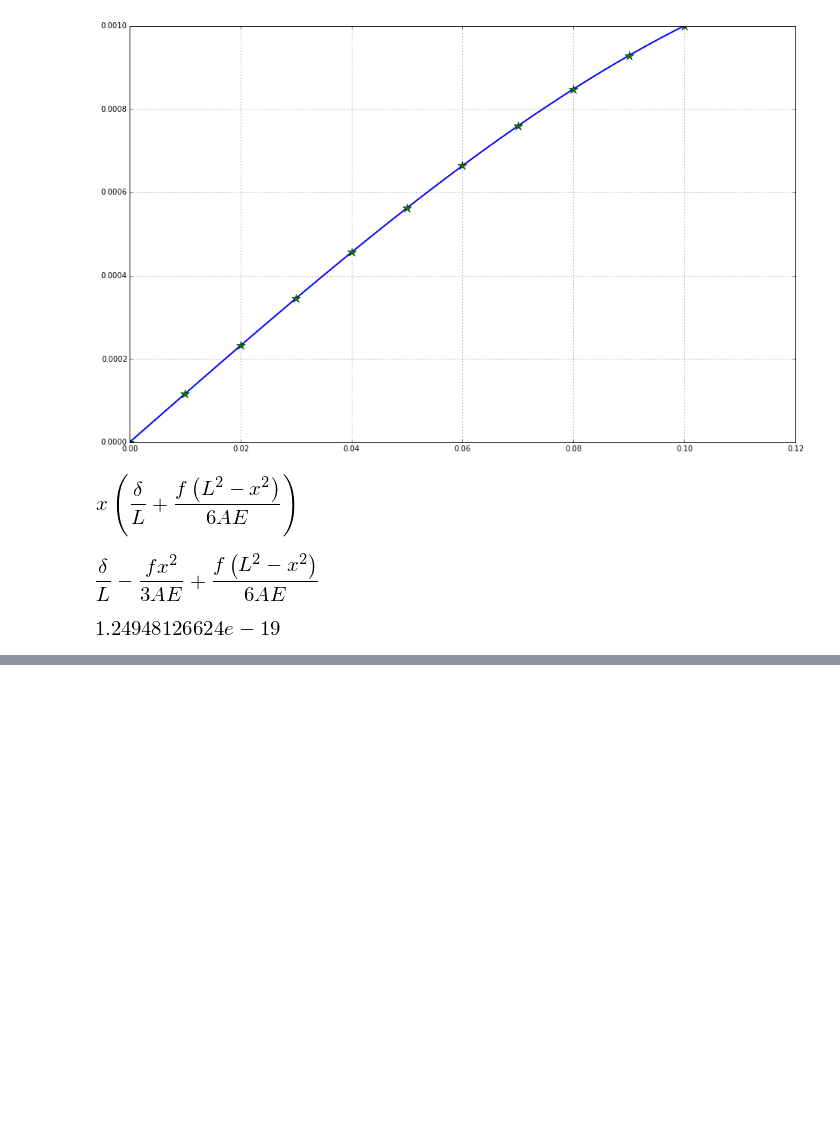
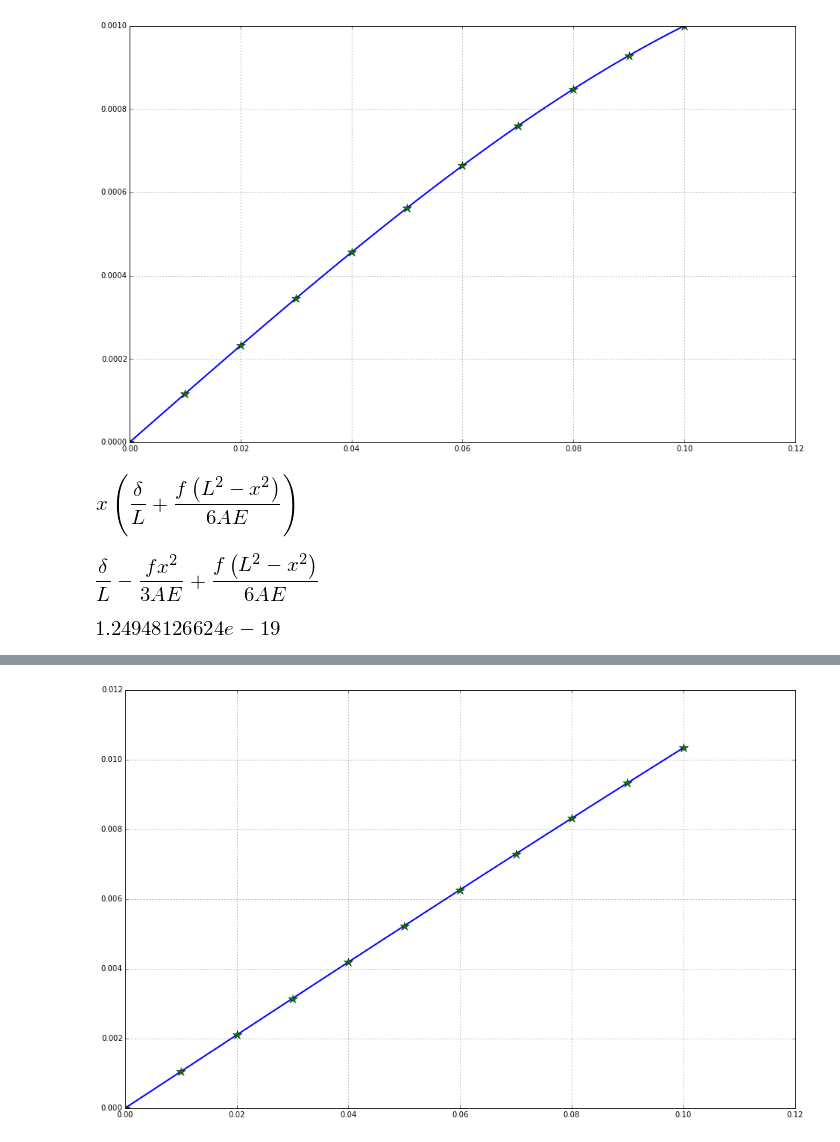
Before and after one commit to Ccaccia73/FEM4PbInPhysics, a Jupyter notebook: CA1/analytic/CA1_analytical.ipynb, the cells around one changed output, grey strips where cells are left out. Saved outputs shown, nothing was run; the diff lists cells and outputs as text; code cells hidden in the pictures; blank space fills up the shorter version.

```diff
--- a/CA1/analytic/CA1_analytical.ipynb
+++ b/CA1/analytic/CA1_analytical.ipynb
@@ -76,0 +91,20 @@ np.sqrt(sum([(u(x_fem[i]) - u_lin[i])**2 for i in range(len(x_fem))]))
+# %%
+h = 1e6 # traction [N]
+A = 1e-4 # Area m^2
+# %%
+def u_2(x):
+    u = x/E*(h/A + f/2*(L**2-x**2/3))
+    return u
+# %%
+u2plot = np.array([u_2(x) for x in xp])
+# %%
+u2_lin = np.array([0, 0.00104983, 0.00209867, 0.0031455, 0.00418933, 0.00522917,
+                   0.006264, 0.00729283, 0.00831467, 0.0093285, 0.0103333])
+# %%
+plt.figure(figsize=(16,10), dpi=300)
+plt.plot(xp, u2plot, lw=2.)
+plt.plot(x_fem, u2_lin, '*', ms = 12.)
+
+plt.grid();
+# %% [output]
+[figure, added]
```
Also changed, not shown: parts of 2 cells of this notebook.
